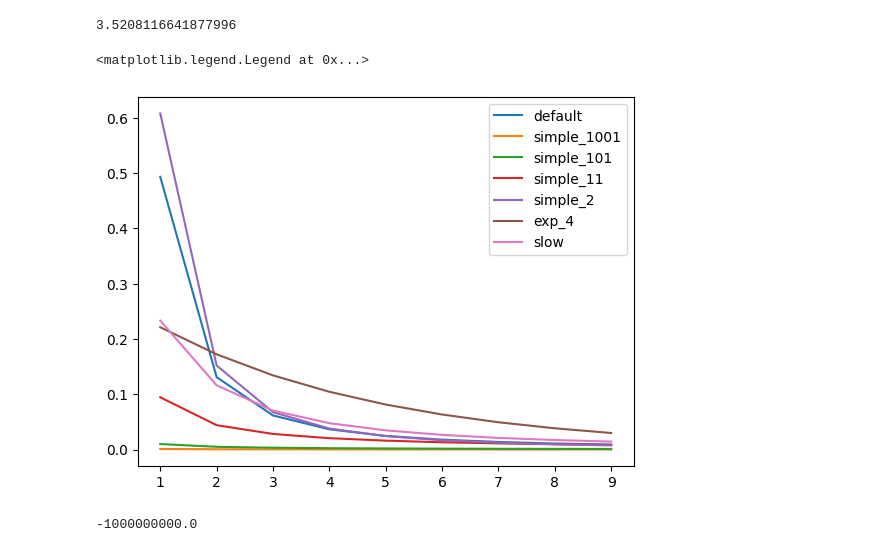
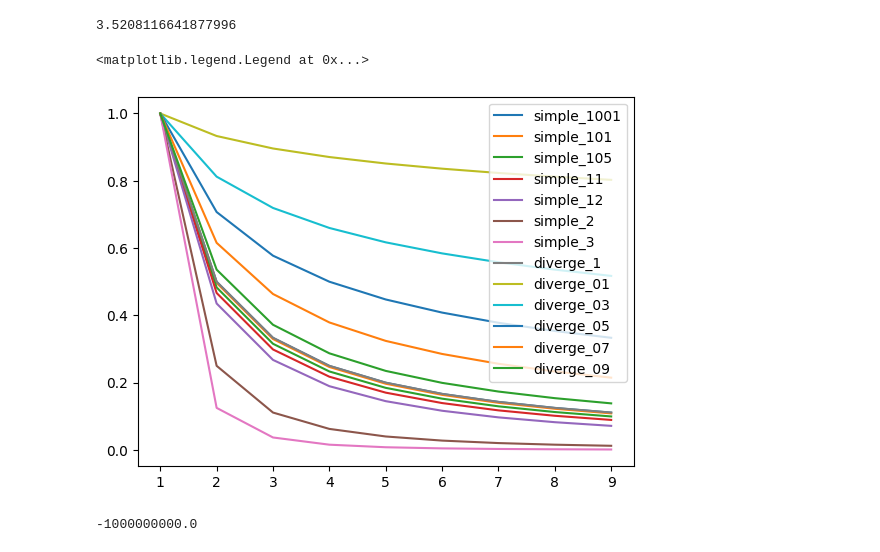
Before and after one commit to intsystems/2024-Project-125, a Jupyter notebook: code/notebooks/functions.ipynb, the cells around one changed output. Saved outputs shown, nothing was run; the diff lists cells and outputs as text; code cells hidden in the pictures.

```diff
--- a/code/notebooks/functions.ipynb
+++ b/code/notebooks/functions.ipynb
@@ -27,13 +27,18 @@ np.sum(weight_hypers["slow"].func(np.arange(1, 10000000)))
 # %%
 grid = np.arange(1, 10)
 for key, wh in weight_hypers.items():
-    if key not in ["default", "simple_1001", "simple_101", "simple_11", "simple_2", "slow", "exp_4"]:
+    if key in ["default"]:
         continue
-    plt.plot(grid, wh.func(grid), label=key)
+    # if key not in ["default", "simple_1001", "simple_101", "simple_11", "simple_2", "slow", "exp_4"]:
+    #     continue
+    if key.startswith("diverge") or key.startswith("simple"):
+        if key.endswith("d1") or key.endswith("d100"):
+            continue
+        plt.plot(grid, wh.func(grid) * wh.const, label=key)
 plt.legend()
 # %% [output]
 <matplotlib.legend.Legend at 0x...>
-[figure, old version]
+[figure, new version]
 # %%
 np.clip(-23424235525624, -1e9, 1e9)
 # %% [output]
```
Also changed, not shown: 36 other files.
